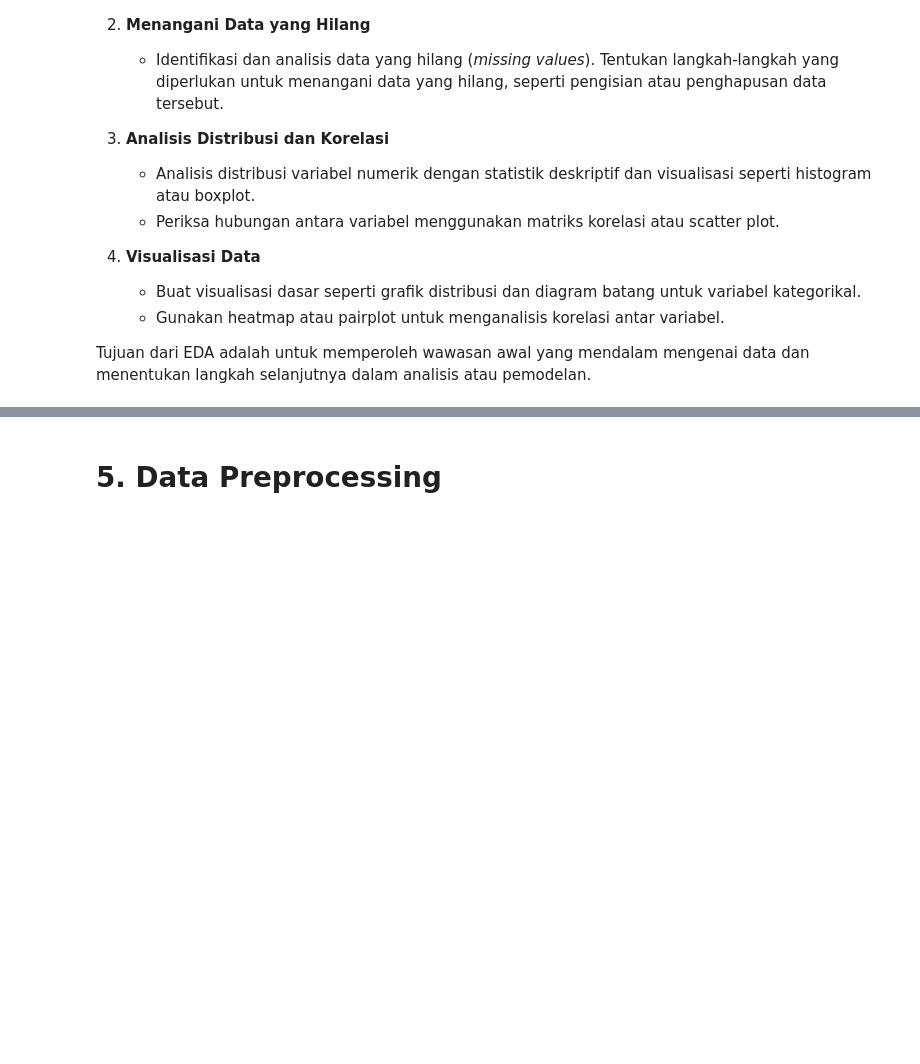
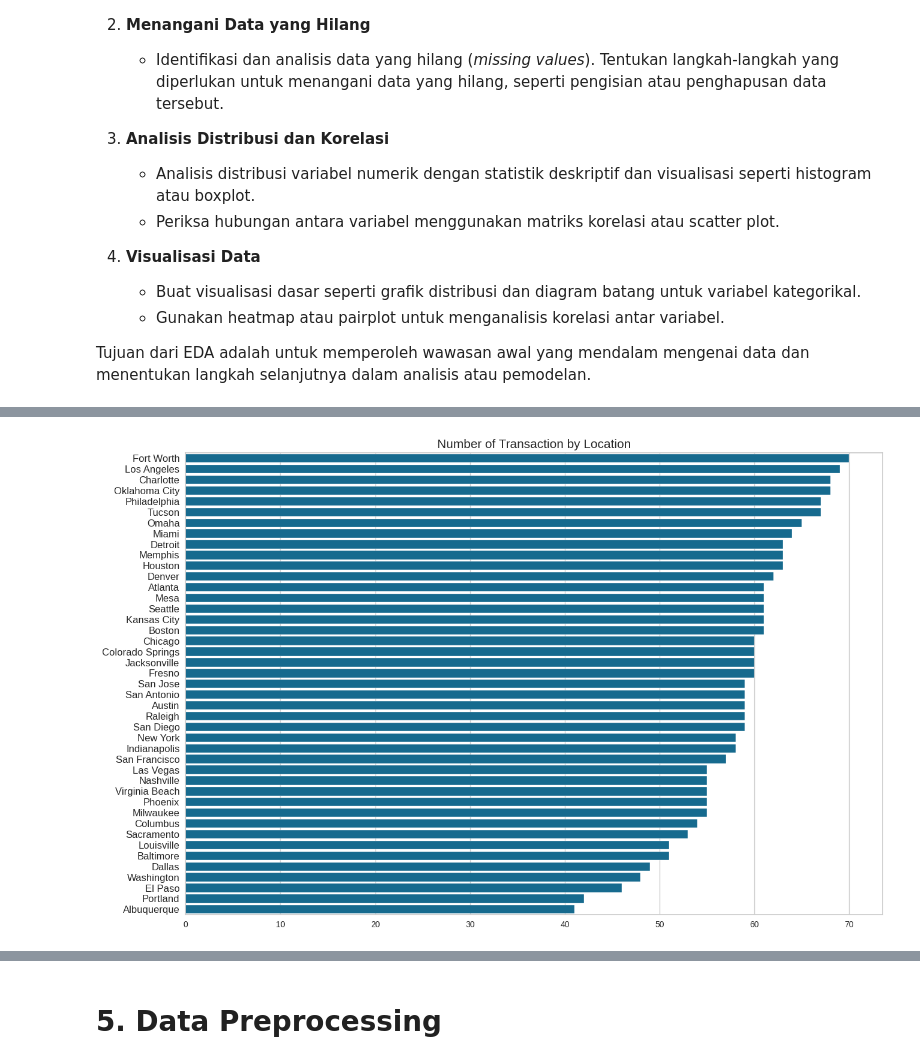
Before and after one commit to Refanz/bank-transaction-clustering-classification, a Jupyter notebook: [Clustering]_Submission_Akhir_BMLP_Refan.ipynb, the cells around one changed output, grey strips where cells are left out. Cells and saved outputs as stored; diff of their text form; code cells hidden in the pictures; blank space fills up the shorter version.

Commit message:
complete the steps from introducing the dataset to data preprocessing

```diff
--- a/[Clustering]_Submission_Akhir_BMLP_Refan.ipynb
+++ b/[Clustering]_Submission_Akhir_BMLP_Refan.ipynb
@@ -100,0 +189,22 @@ bank_transactions_df.describe(include="all")
+# %%
+# Melihat demografi transaksi berdasarkan lokasi
+bylocation_df = bank_transactions_df.groupby(by="Location")["TransactionID"].nunique().reset_index()
+
+bylocation_df.rename(columns={
+    "TransactionID": "TransactionCount"
+}, inplace=True)
+
+plt.figure(figsize=(15, 10))
+sns.barplot(
+    x="TransactionCount",
+    y="Location",
+    data=bylocation_df.sort_values(by="TransactionCount", ascending=False)
+)
+
+plt.title("Number of Transaction by Location", loc="center", fontsize=15)
+plt.ylabel(None)
+plt.xlabel(None)
+plt.tick_params(axis='y', labelsize=12)
+plt.show()
+# %% [output]
+[figure, added]
```
Also changed, not shown: parts of 23 cells of this notebook.
